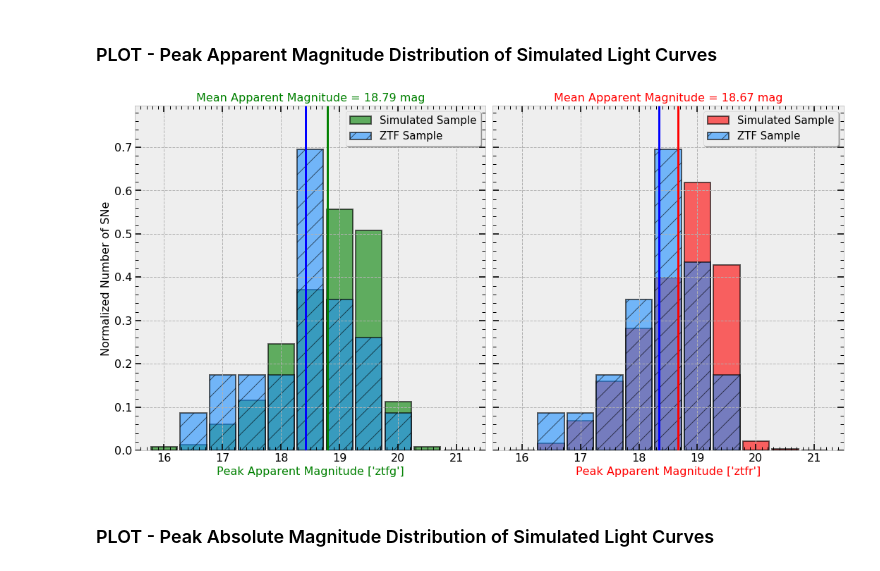
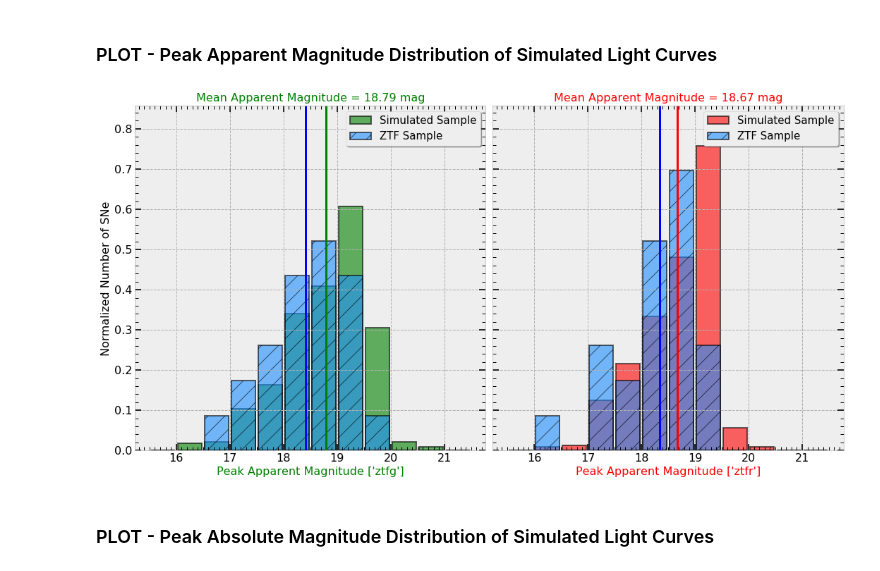
Before and after one commit to sPaMFouR/SimSLSNe, a Jupyter notebook: notebooks/PlotSim_LowZ.ipynb, the cells around one changed output. Saved outputs shown, nothing was run; the diff lists cells and outputs as text; code cells hidden in the pictures.

Commit message:
Update Plotting Notebooks

```diff
--- a/notebooks/PlotSim_LowZ.ipynb
+++ b/notebooks/PlotSim_LowZ.ipynb
@@ -773,17 +781,15 @@ fig5, (ax51, ax52) = plt.subplots(1, 2, sharey=True, figsize=(18, 9))
 
 simappg = lcs.stats['mag_max']['ztfg']; simappg = simappg[~np.isnan(simappg)]
 simappr = lcs.stats['mag_max']['ztfr']; simappr = simappr[~np.isnan(simappr)]
-hsim_g, bsim_g = np.histogram(simappg, range=(15.75, 21.25), density=True, bins=11)
-hsim_r, bsim_r = np.histogram(simappr, range=(15.75, 21.25), density=True, bins=11)
-happ_g, bapp_g = np.histogram(ztfappg, range=(15.75, 21.25), density=True, bins=11)
-happ_r, bapp_r = np.histogram(ztfappr, range=(15.75, 21.25), density=True, bins=11)
+hsim_g, bsim_g = np.histogram(simappg, range=(15.5, 21.5), density=True, bins=12)
+hsim_r, bsim_r = np.histogram(simappr, range=(15.5, 21.5), density=True, bins=12)
+happ_g, bapp_g = np.histogram(ztfappg, range=(15.5, 21.5), density=True, bins=12)
+happ_r, bapp_r = np.histogram(ztfappr, range=(15.5, 21.5), density=True, bins=12)
 csim_g = (bsim_g[:-1] + bsim_g[1:]) / 2
 csim_r = (bsim_r[:-1] + bsim_r[1:]) / 2
 capp_g = (bapp_g[:-1] + bapp_g[1:]) / 2
 capp_r = (bapp_r[:-1] + bapp_r[1:]) / 2
 
-# ax51.bar(csim_g, hsim_g, width=0.4, ec='k', lw=0.5, color=sns.color_palette('rocket', len(b_g)))
-# ax52.bar(csim_r, hsim_r, width=0.4, ec='k', lw=0.5, color=sns.color_palette('rocket', len(b_r)))
 ax51.bar(csim_g, hsim_g, width=0.45, ec='k', lw=2, alpha=0.6, color='g', label='Simulated Sample')
 ax52.bar(csim_r, hsim_r, width=0.45, ec='k', lw=2, alpha=0.6, color='r', label='Simulated Sample')
 ax51.bar(capp_g, happ_g, width=0.45, ec='k', lw=2, alpha=0.6, hatch='/', color='dodgerblue', label='ZTF Sample')
@@ -792,53 +798,34 @@ ax52.bar(capp_r, happ_r, width=0.45, ec='k', lw=2, alpha=0.6, hatch='/', color='
 meansim_g, stdsim_g = arr_stats(simappg)
 meansim_r, stdsim_r = arr_stats(simappr)
 meanapp_g, stdapp_g = arr_stats(ztfappg)
 meanapp_r, stdapp_r = arr_stats(ztfappr)
-
 # print (meanapp_g, np.average(capp_g, weights=happ_g))
 # print (meansim_g, np.average(csim_g, weights=hsim_g))
-
-# meansim_g = np.average(csim_g, weights=hsim_g)
-# meansim_r = np.average(csim_r, weights=hsim_r)
-# stdsim_g = np.sqrt(np.average((csim_g - meansim_g) ** 2, weights=hsim_g))
-# stdsim_r = np.sqrt(np.average((csim_r - meansim_r) ** 2, weights=hsim_r))
-# meanapp_g = np.average(capp_g, weights=happ_g)
-# meanapp_r = np.average(capp_r, weights=happ_r)
-# stdapp_g = np.sqrt(np.average((capp_g - meanapp_g) ** 2, weights=happ_g))
-# stdapp_r = np.sqrt(np.average((capp_r - meanapp_r) ** 2, weights=happ_r))
-# import scipy.stats as stats
-# xarr = np.arange(15.5, 21.5, 0.1)
-# gauss_g = stats.norm.pdf(xarr, meansim_g, stdsim_g)
-# gauss_r = stats.norm.pdf(xarr, meansim_r, stdsim_r)
-# ax51.fill_between(xarr, gauss_g * np.sum(hsim_g), color='g')
-# ax52.fill_between(xarr, gauss_r * np.sum(hsim_r), color='r')
 
 ax51.axvline(meansim_g, ls='-', lw=3, color='g')
 ax52.axvline(meansim_r, ls='-', lw=3, color='r')
 ax51.axvline(meanapp_g, ls='-', lw=3, color='blue')
 ax52.axvline(meanapp_r, ls='-', lw=3, color='blue')
-
-# ax51.set_xlim(15.6, 21.2)
-# ax52.set_xlim(15.6, 21.2)
 ax51.set_ylim(0, max(np.max(hsim_g), np.max(happ_g), np.max(hsim_r), np.max(happ_r)) + 0.1)
 
 ax51.legend(fontsize=15, fancybox=True, shadow=True)
 ax52.legend(fontsize=15, fancybox=True, shadow=True)
 set_plotparams(ax51, xticks=(1, 0.1), yticks=(0.1, 0.02), fs=16)
 set_plotparams(ax52, xticks=(1, 0.1), yticks=(0.1, 0.02), fs=16)
 ax51.set_ylabel("Normalized Number of SNe", fontsize=16)
 ax51.set_xlabel("Peak Apparent Magnitude ['ztfg']", color='g', fontsize=16)
 ax52.set_xlabel("Peak Apparent Magnitude ['ztfr']", color='r', fontsize=16)
 ax51.set_title("Mean Apparent Magnitude = {0:.2f} mag".format(meansim_g), color='g', fontsize=16)
 ax52.set_title("Mean Apparent Magnitude = {0:.2f} mag".format(meansim_r), color='r', fontsize=16)
 
 fig5.subplots_adjust(wspace=0.02)
 fig5.savefig("PLOT_AppMD_{0}_{1}_{2}_{3}_{4}.pdf".format(runmodel, zrange[0], zrange[1], rate, iteration),
              format='pdf', dpi=2000, bbox_inches='tight')
 plt.show()
 plt.close(fig5)
 # ------------------------------------------------------------------------------------------------------------------- #
 # %% [output]
-[figure, old version]
+[figure, new version]
 # %% [markdown]
 ### PLOT - Peak Absolute Magnitude Distribution of Simulated Light Curves
 # %%
```
Also changed, not shown: parts of 10 cells of this notebook, 1 other file.
